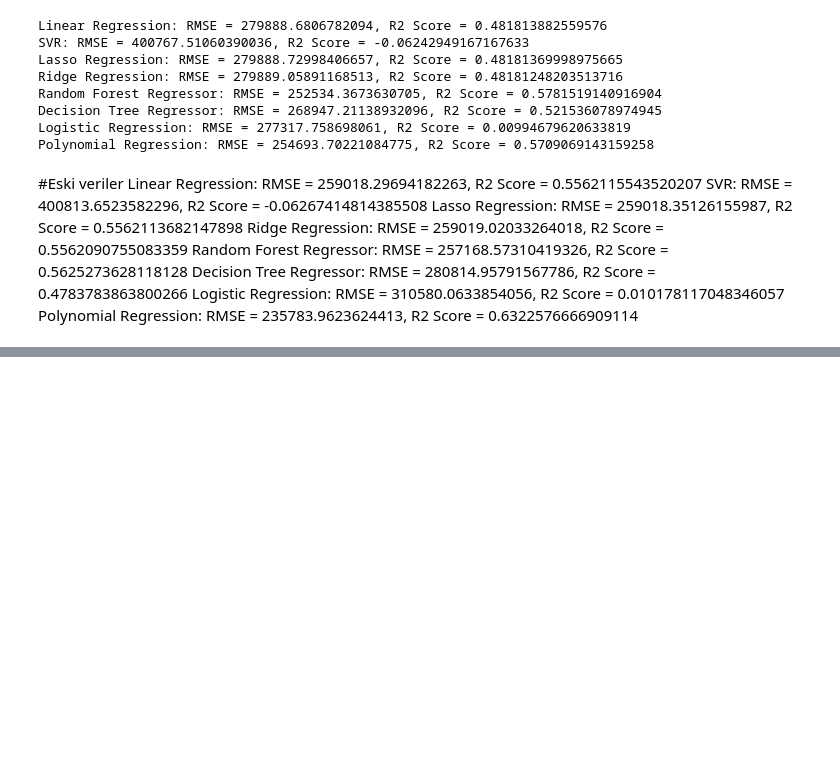
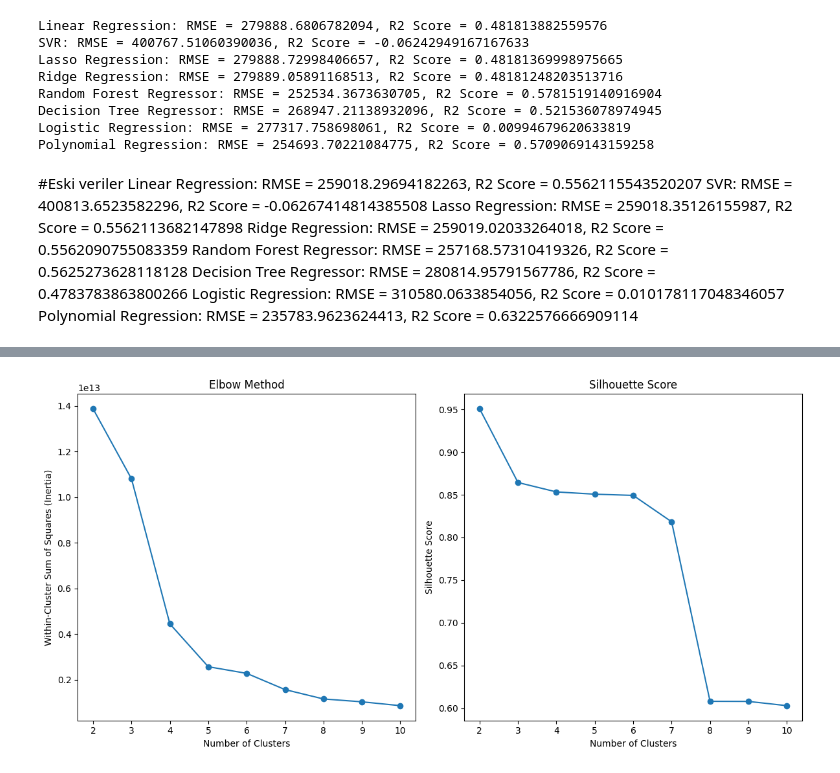
Before and after one commit to onur-tas/house_price_prediction, a Jupyter notebook: yusuf/ysf.ipynb, the cells around one changed output, grey strips where cells are left out. Saved outputs shown, nothing was run; the diff lists cells and outputs as text; code cells hidden in the pictures; blank space fills up the shorter version.

```diff
--- a/yusuf/ysf.ipynb
+++ b/yusuf/ysf.ipynb
@@ -279,0 +262,5 @@ df_ysf
+# %%
+columns_to_drop = ['date', 'id', 'sqft_above', 'sqft_basement', 'sqft_living15', 'sqft_lot15']
+df = df.drop(columns=columns_to_drop)
+# %%
+df=df.drop(columns=['price_bins'])
@@ -279,0 +284,3 @@ df_ysf
+# %%
+df.isnull().sum()
+df=df.dropna()
@@ -455,3 +410,11 @@ Random Forest Regressor: RMSE = 257168.57310419326, R2 Score = 0.562527362811812
 Decision Tree Regressor: RMSE = 280814.95791567786, R2 Score = 0.4783783863800266
 Logistic Regression: RMSE = 310580.0633854056, R2 Score = 0.010178117048346057
 Polynomial Regression: RMSE = 235783.9623624413, R2 Score = 0.6322576666909114
+# %%
+import pandas as pd
+
+# Assuming df is your DataFrame
+columns_to_encode = ['bedrooms', 'bathrooms', 'floors', 'waterfront', 'view', 'condition']
+
+# Perform one-hot encoding and drop original columns
+df_encoded = pd.get_dummies(df, columns=columns_to_encode, drop_first=True)
@@ -457,0 +624,41 @@ Polynomial Regression: RMSE = 235783.9623624413, R2 Score = 0.6322576666909114
+# %%
+from sklearn.cluster import KMeans
+from sklearn.metrics import silhouette_score
+import matplotlib.pyplot as plt
+
+# Silhouette Skoru ve Elbow Method'unu birlikte kullan
+def silhouette_elbow_method(data, max_clusters=10):
+    inertias = []
+    silhouette_scores = []
+    for i in range(2, max_clusters + 1):
+        kmeans = KMeans(n_clusters=i, random_state=42)
+        kmeans.fit(data)
+        inertias.append(kmeans.inertia_)
+        silhouette_scores.append(silhouette_score(data, kmeans.labels_))
+    return inertias, silhouette_scores
+
+# Veri seti
+X = df_encoded.drop(columns=['price'])
+
+# Silhouette Skoru ve Elbow Method'u birlikte kullan
+inertias, silhouette_scores = silhouette_elbow_method(X)
+
+# Elbow Method grafiği
+plt.figure(figsize=(12, 6))
+plt.subplot(1, 2, 1)
+plt.plot(range(2, len(inertias) + 2), inertias, marker='o')
+plt.xlabel('Number of Clusters')
+plt.ylabel('Within-Cluster Sum of Squares (Inertia)')
+plt.title('Elbow Method')
+
+# Silhouette Skoru grafiği
+plt.subplot(1, 2, 2)
+plt.plot(range(2, len(silhouette_scores) + 2), silhouette_scores, marker='o')
+plt.xlabel('Number of Clusters')
+plt.ylabel('Silhouette Score')
+plt.title('Silhouette Score')
+
+plt.tight_layout()
+plt.show()
+# %% [output]
+[figure, added]
```
Also changed, not shown: parts of 29 cells of this notebook.
